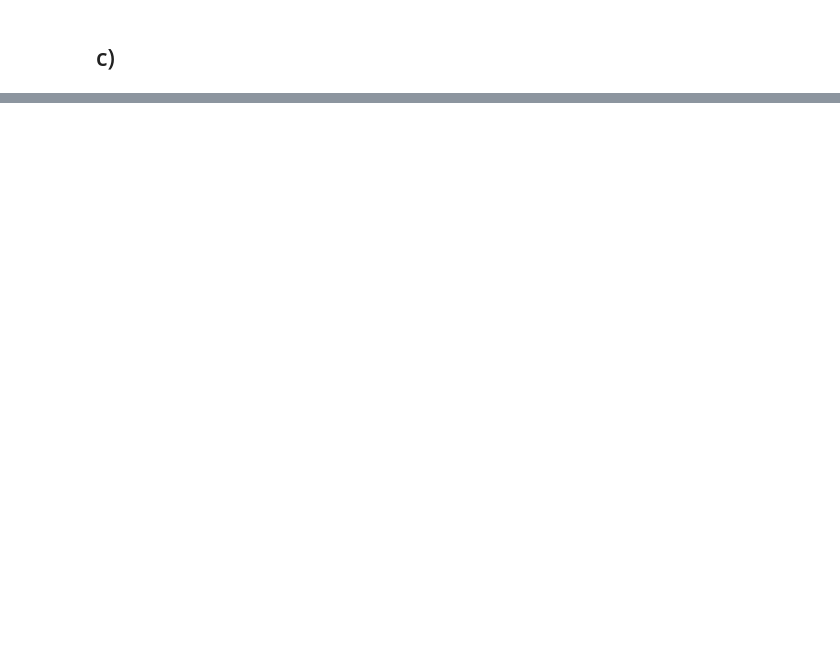
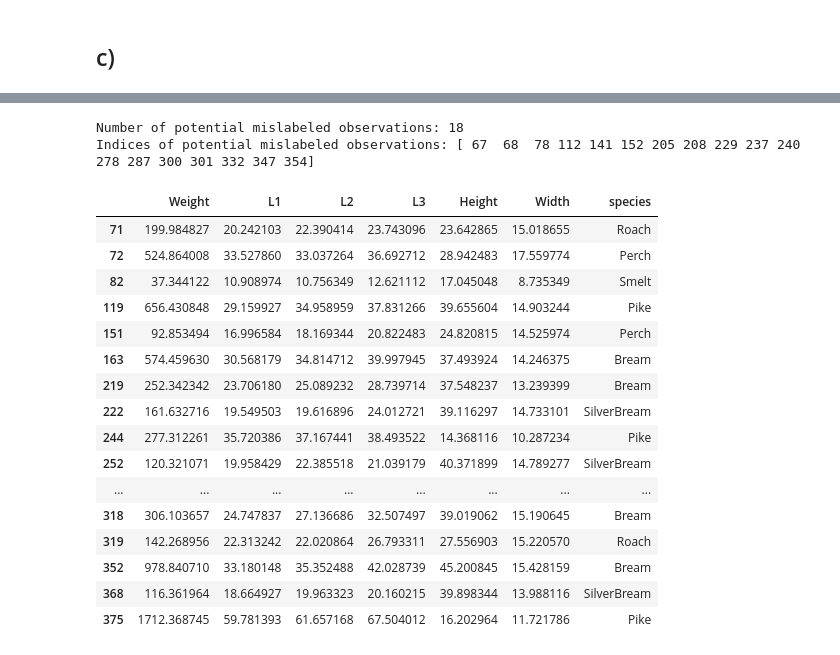
Before and after one commit to rikardradovac/mve441, a Jupyter notebook: question1.ipynb, the cells around one changed output, grey strips where cells are left out. Saved outputs shown, nothing was run; the diff lists cells and outputs as text; code cells hidden in the pictures; blank space fills up the shorter version.

```diff
--- a/question1.ipynb
+++ b/question1.ipynb
@@ -1020,0 +1601,11 @@ aggregate_and_plot_results(all_runs)
+# %%
+from sklearn.ensemble import IsolationForest
+
+
+clf = IsolationForest(random_state=42)
+
+
+clf.fit(X_train)
+
+outliers = clf.predict(X_test)
+outliers
@@ -1020,0 +1630,48 @@ aggregate_and_plot_results(all_runs)
+# %%
+from sklearn.calibration import CalibratedClassifierCV
+
+
+rf = RandomForestClassifier(random_state=42)
+calibrated_rf = CalibratedClassifierCV(rf, method='isotonic')
+calibrated_rf.fit(X_train, y_train)
+
+# Predict class probabilities
+probabilities = calibrated_rf.predict_proba(X_test)
+predicted_classes = calibrated_rf.predict(X_test)
+
+# Determine prediction confidence
+confidence_threshold = 0.8
+high_confidence_predictions = np.max(probabilities, axis=1) > confidence_threshold
+
+
+# Find potential mislabeled observations
+mislabeled_indices = np.where((high_confidence_predictions == True) & (predicted_classes != y_test))[0]
+
+# Summary of mislabeled observations
+print(f"Number of potential mislabeled observations: {len(mislabeled_indices)}")
+print(f"Indices of potential mislabeled observations: {mislabeled_indices}")
+# %% [output]
+Number of potential mislabeled observations: 18
+Indices of potential mislabeled observations: [ 67  68  78 112 141 152 205 208 229 237 240 278 287 300 301 332 347 354]
+# %%
+
+
+data2.iloc[mislabeled_indices]
+# %% [output]
+|  | Weight | L1 | L2 | L3 | Height | Width | species |
+| 71 | 199.984827 | 20.242103 | 22.390414 | 23.743096 | 23.642865 | 15.018655 | Roach |
+| 72 | 524.864008 | 33.527860 | 33.037264 | 36.692712 | 28.942483 | 17.559774 | Perch |
+| 82 | 37.344122 | 10.908974 | 10.756349 | 12.621112 | 17.045048 | 8.735349 | Smelt |
+| 119 | 656.430848 | 29.159927 | 34.958959 | 37.831266 | 39.655604 | 14.903244 | Pike |
+| 151 | 92.853494 | 16.996584 | 18.169344 | 20.822483 | 24.820815 | 14.525974 | Perch |
+| 163 | 574.459630 | 30.568179 | 34.814712 | 39.997945 | 37.493924 | 14.246375 | Bream |
+| 219 | 252.342342 | 23.706180 | 25.089232 | 28.739714 | 37.548237 | 13.239399 | Bream |
+| 222 | 161.632716 | 19.549503 | 19.616896 | 24.012721 | 39.116297 | 14.733101 | SilverBream |
+| 244 | 277.312261 | 35.720386 | 37.167441 | 38.493522 | 14.368116 | 10.287234 | Pike |
+| 252 | 120.321071 | 19.958429 | 22.385518 | 21.039179 | 40.371899 | 14.789277 | SilverBream |
+| ... | ... | ... | ... | ... | ... | ... | ... |
+| 318 | 306.103657 | 24.747837 | 27.136686 | 32.507497 | 39.019062 | 15.190645 | Bream |
+| 319 | 142.268956 | 22.313242 | 22.020864 | 26.793311 | 27.556903 | 15.220570 | Roach |
+| 352 | 978.840710 | 33.180148 | 35.352488 | 42.028739 | 45.200845 | 15.428159 | Bream |
+| 368 | 116.361964 | 18.664927 | 19.963323 | 20.160215 | 39.898344 | 13.988116 | SilverBream |
+| 375 | 1712.368745 | 59.781393 | 61.657168 | 67.504012 | 16.202964 | 11.721786 | Pike |
```
Also changed, not shown: parts of 37 cells of this notebook, 10 other files.
